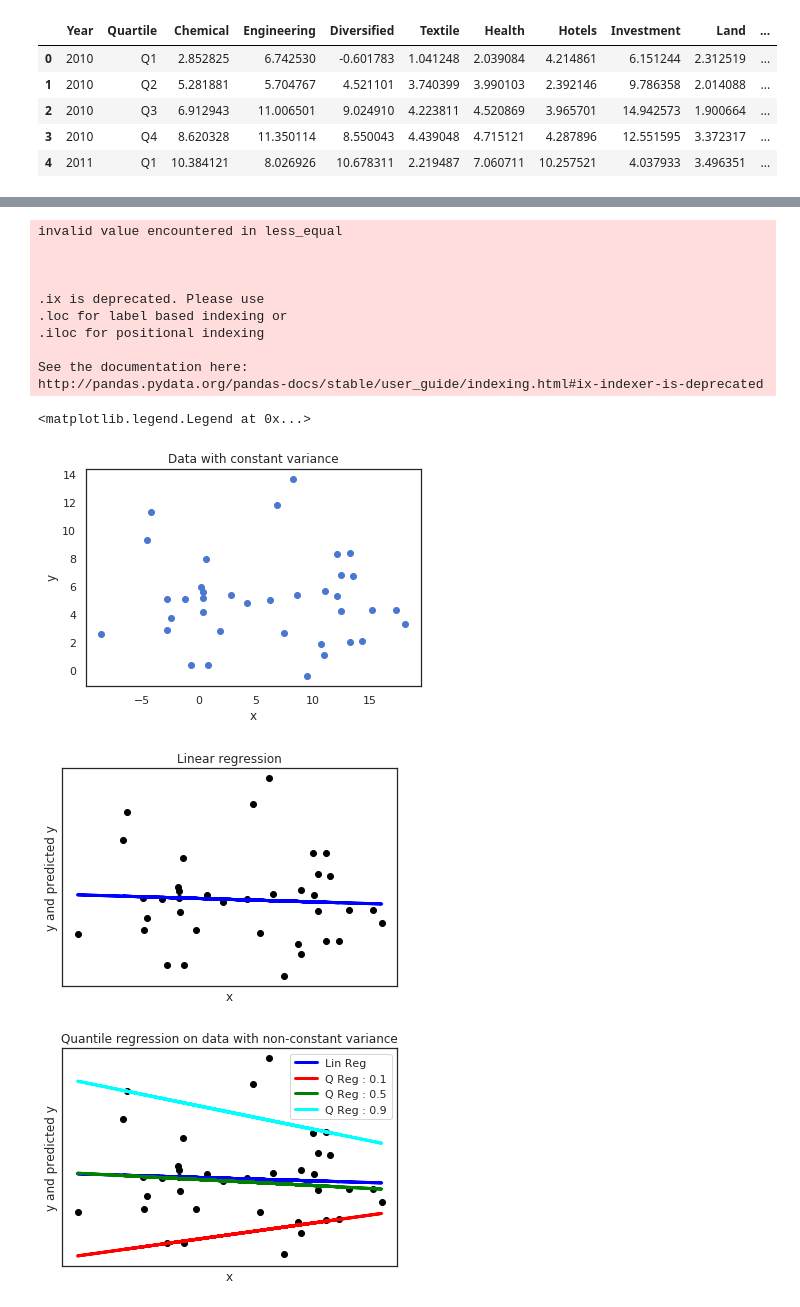
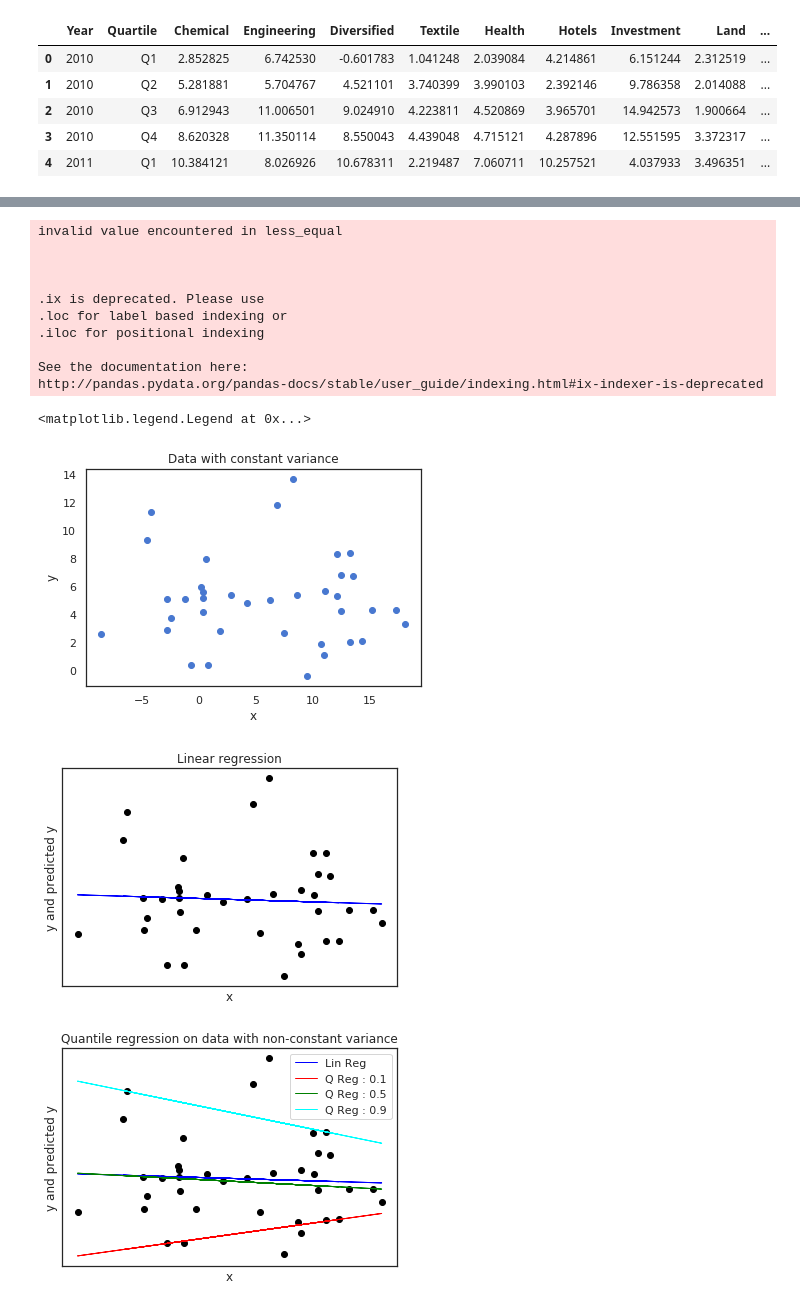
Before and after one commit to hatkanchana/FinanceCBSL, a Jupyter notebook: Colab's_New_Code_Editor.ipynb, the cells around one changed output, grey strips where cells are left out. Saved outputs shown, nothing was run; the diff lists cells and outputs as text; code cells hidden in the pictures.

```diff
--- a/Colab's_New_Code_Editor.ipynb
+++ b/Colab's_New_Code_Editor.ipynb
@@ -684,7 +684,7 @@ print('Variance score: {0:.2f}'.format(model1.score(x, y)))
 
 plt.figure(2)
 plt.scatter(x, y,  color='black')
-plt.plot(x, y_pred1, color='blue',          linewidth=3)
+plt.plot(x, y_pred1, color='blue',          linewidth=1)
 plt.xticks(())
 plt.yticks(())
 plt.xlabel("x")
@@ -718,13 +718,13 @@ for qt in quantiles:
   params
 plt.figure(5)
 plt.scatter(x, y,  color='black')
-plt.plot(x, y_pred1, color='blue',          linewidth=3, label='Lin Reg')
+plt.plot(x, y_pred1, color='blue',          linewidth=1, label='Lin Reg')
 y_pred3 = models[0].params['Intercept'] + models[0].params['x'] * x
-plt.plot(x, y_pred3, color='red',          linewidth=3, label='Q Reg : 0.1')
+plt.plot(x, y_pred3, color='red',          linewidth=1, label='Q Reg : 0.1')
 y_pred4 = models[4].params['Intercept'] + models[4].params['x'] * x
-plt.plot(x, y_pred4, color='green',          linewidth=3, label='Q Reg : 0.5')
+plt.plot(x, y_pred4, color='green',          linewidth=1, label='Q Reg : 0.5')
 y_pred5 = models[8].params['Intercept'] + models[8].params['x'] * x
-plt.plot(x, y_pred5, color='cyan',          linewidth=3, label='Q Reg : 0.9')
+plt.plot(x, y_pred5, color='cyan',          linewidth=1, label='Q Reg : 0.9')
 plt.xticks(())
 plt.yticks(())
 plt.xlabel("x")
@@ -746,21 +746,21 @@ Time:                        08:39:37   Df Residuals:                       35
                                         Df Model:                            1
 ==============================================================================
                  coef    std err          t      P>|t|      [0.025      0.975]
 ------------------------------------------------------------------------------
 Intercept      5.0640      0.906      5.591      0.000       3.225       6.903
 x             -0.0428      0.099     -0.433      0.667      -0.243       0.158
 ==============================================================================
 invalid value encountered in less_equal
 
 
 
 .ix is deprecated. Please use
 .loc for label based indexing or
 .iloc for positional indexing
 
 See the documentation here:
 http://pandas.pydata.org/pandas-docs/stable/user_guide/indexing.html#ix-indexer-is-deprecated
 <matplotlib.legend.Legend at 0x...>
 [figure]
 [figure]
-[figure, old version]
+[figure, new version]
```
Also changed, not shown: parts of 1 cell of this notebook.
